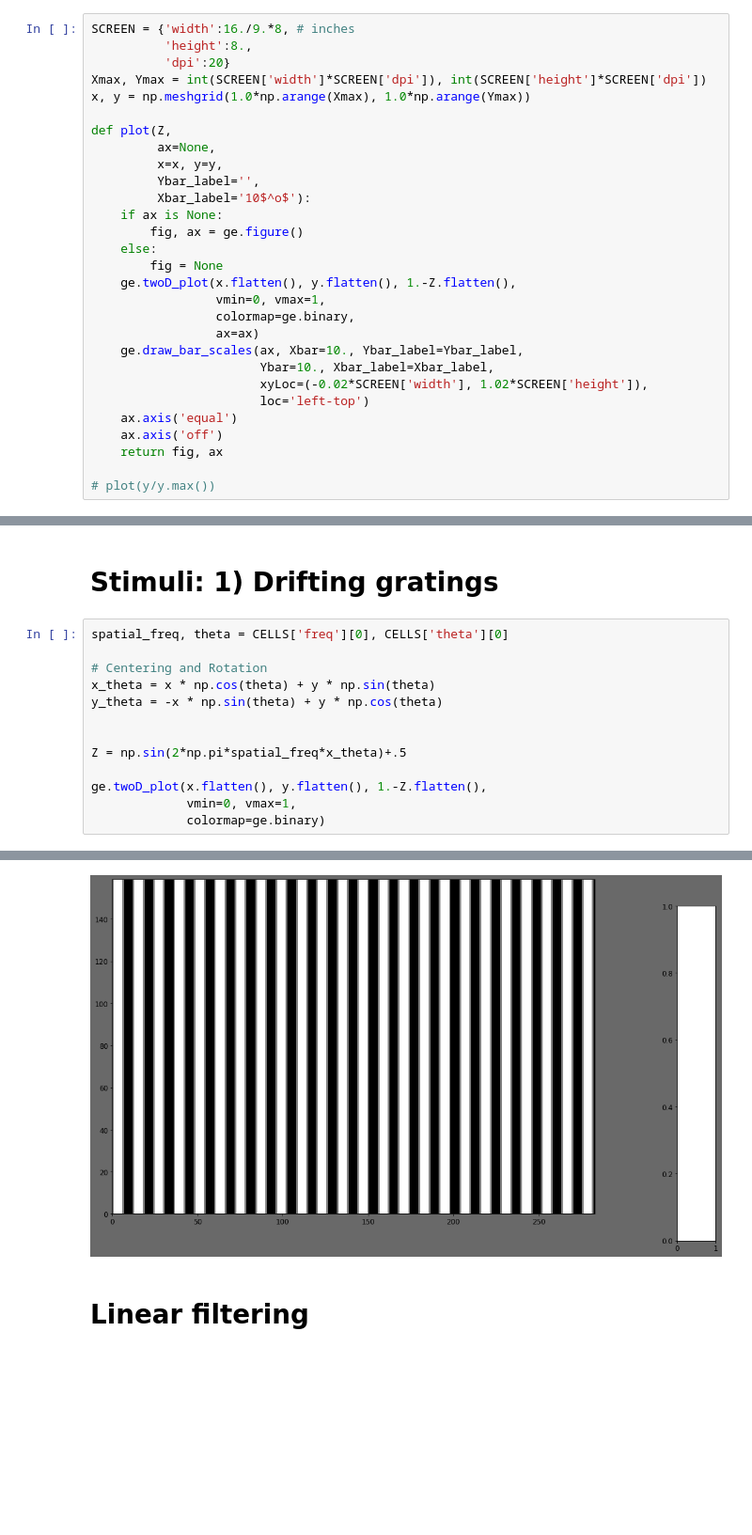
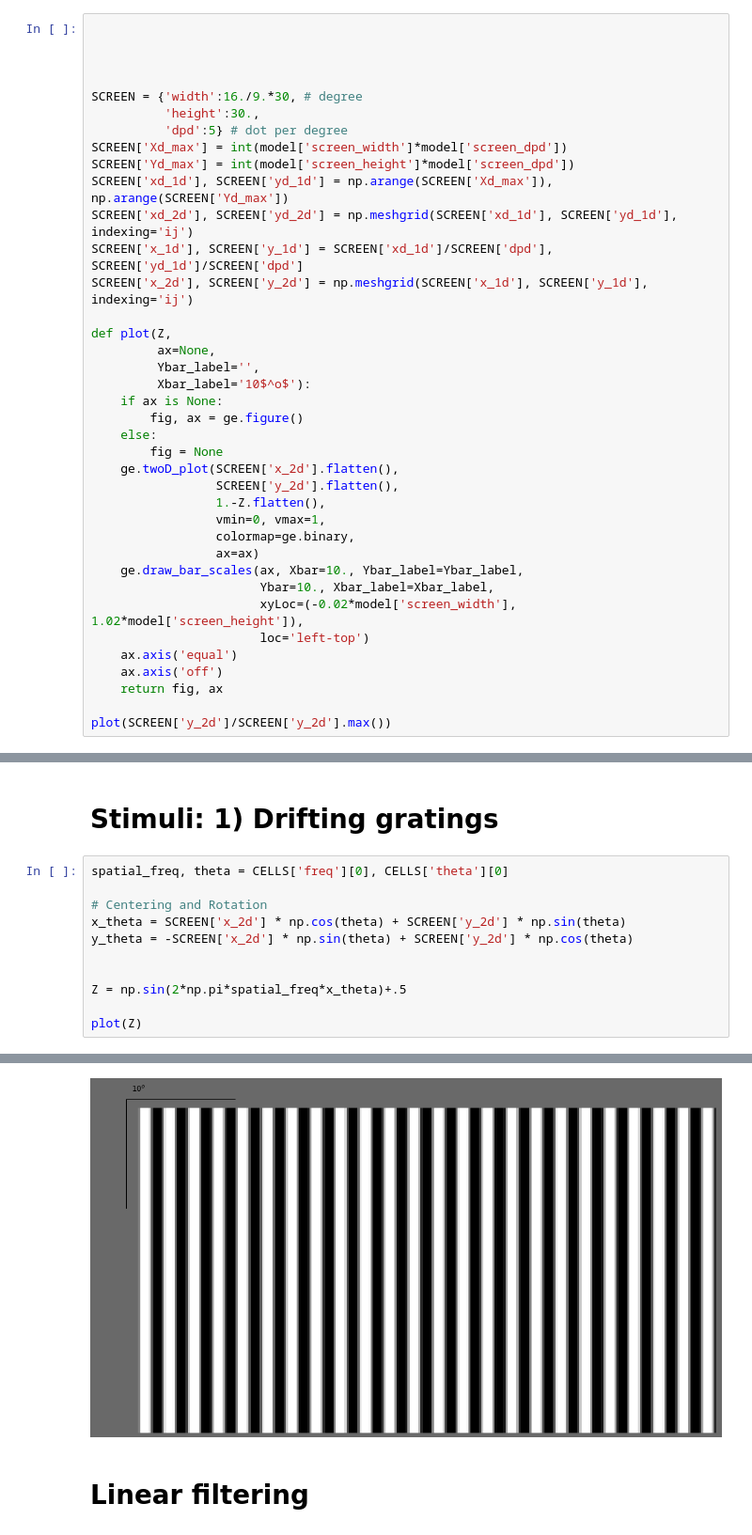
Before and after one commit to yzerlaut/neural_network_dynamics, a Jupyter notebook: vision/model.ipynb, the cells around one changed output, grey strips where cells are left out. Shown at 94% size. Drawn from its saved outputs; the diff is of its cells as text; blank space fills up the shorter version.

```diff
--- a/vision/model.ipynb
+++ b/vision/model.ipynb
@@ -12,31 +26,40 @@ ge.plot(np.random.randn(10))
 # %% [markdown]
 # Visual setting
 # %%
-SCREEN = {'width':16./9.*8, # inches
-          'height':8.,
-          'dpi':20}
-Xmax, Ymax = int(SCREEN['width']*SCREEN['dpi']), int(SCREEN['height']*SCREEN['dpi'])
-x, y = np.meshgrid(1.0*np.arange(Xmax), 1.0*np.arange(Ymax))
+
+
+
+
+SCREEN = {'width':16./9.*30, # degree
+          'height':30.,
+          'dpd':5} # dot per degree
+SCREEN['Xd_max'] = int(model['screen_width']*model['screen_dpd'])
+SCREEN['Yd_max'] = int(model['screen_height']*model['screen_dpd'])
+SCREEN['xd_1d'], SCREEN['yd_1d'] = np.arange(SCREEN['Xd_max']), np.arange(SCREEN['Yd_max'])
+SCREEN['xd_2d'], SCREEN['yd_2d'] = np.meshgrid(SCREEN['xd_1d'], SCREEN['yd_1d'], indexing='ij')
+SCREEN['x_1d'], SCREEN['y_1d'] = SCREEN['xd_1d']/SCREEN['dpd'], SCREEN['yd_1d']/SCREEN['dpd']
+SCREEN['x_2d'], SCREEN['y_2d'] = np.meshgrid(SCREEN['x_1d'], SCREEN['y_1d'], indexing='ij')
 
 def plot(Z,
          ax=None,
-         x=x, y=y,
          Ybar_label='',
          Xbar_label='10$^o$'):
     if ax is None:
         fig, ax = ge.figure()
     else:
         fig = None
-    ge.twoD_plot(x.flatten(), y.flatten(), 1.-Z.flatten(),
+    ge.twoD_plot(SCREEN['x_2d'].flatten(),
+                 SCREEN['y_2d'].flatten(),
+                 1.-Z.flatten(),
                  vmin=0, vmax=1,
                  colormap=ge.binary,
                  ax=ax)
     ge.draw_bar_scales(ax, Xbar=10., Ybar_label=Ybar_label,
                        Ybar=10., Xbar_label=Xbar_label,
-                       xyLoc=(-0.02*SCREEN['width'], 1.02*SCREEN['height']),
+                       xyLoc=(-0.02*model['screen_width'], 1.02*model['screen_height']),
                        loc='left-top')
     ax.axis('equal')
     ax.axis('off')
     return fig, ax
 
-# plot(y/y.max())
+plot(SCREEN['y_2d']/SCREEN['y_2d'].max())
@@ -101,13 +154,11 @@ ge.twoD_plot(x.flatten(), y.flatten(), Z.flatten(), vmin=0, vmax=1, colormap=ge.
 spatial_freq, theta = CELLS['freq'][0], CELLS['theta'][0]
 
 # Centering and Rotation
-x_theta = x * np.cos(theta) + y * np.sin(theta)
-y_theta = -x * np.sin(theta) + y * np.cos(theta)
+x_theta = SCREEN['x_2d'] * np.cos(theta) + SCREEN['y_2d'] * np.sin(theta)
+y_theta = -SCREEN['x_2d'] * np.sin(theta) + SCREEN['y_2d'] * np.cos(theta)
 
 
 Z = np.sin(2*np.pi*spatial_freq*x_theta)+.5
 
-ge.twoD_plot(x.flatten(), y.flatten(), 1.-Z.flatten(),
-             vmin=0, vmax=1,
-             colormap=ge.binary)
+plot(Z)
 # %% [output]
@@ -117,3 +167,3 @@ ge.twoD_plot(x.flatten(), y.flatten(), 1.-Z.flatten(),
-[figure, old version]
+[figure, new version]
 # %% [markdown]
 # Linear filtering
```
Also changed, not shown: parts of 12 cells of this notebook, 1 other file.
